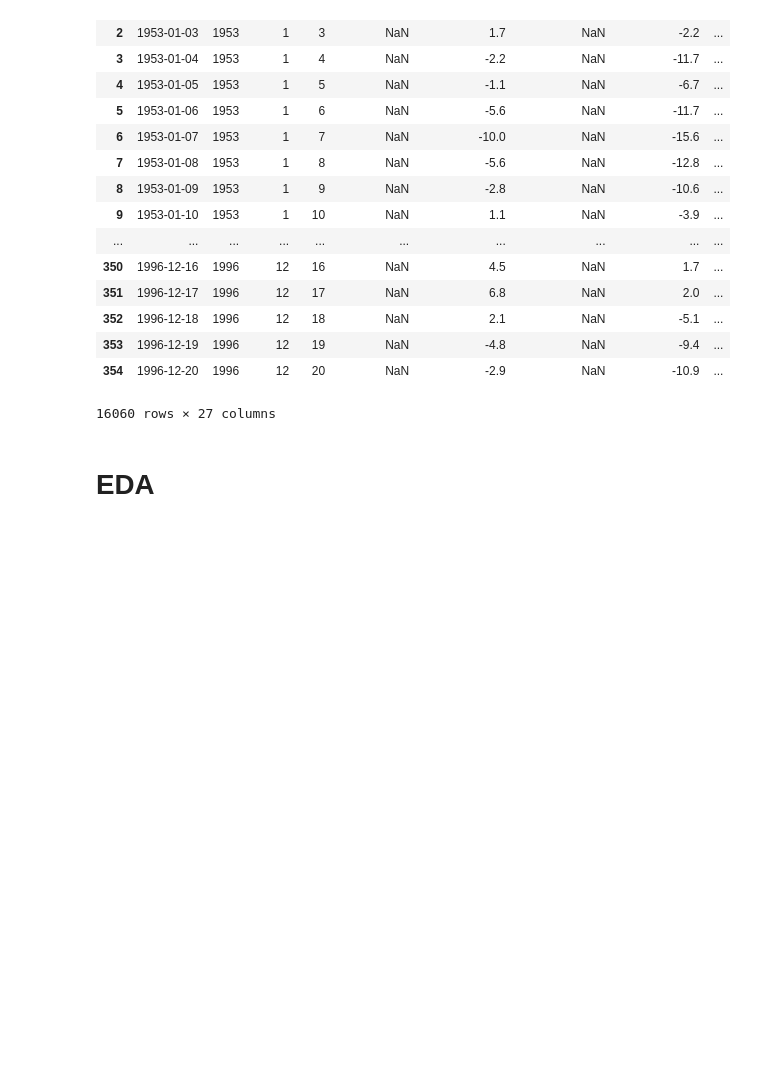
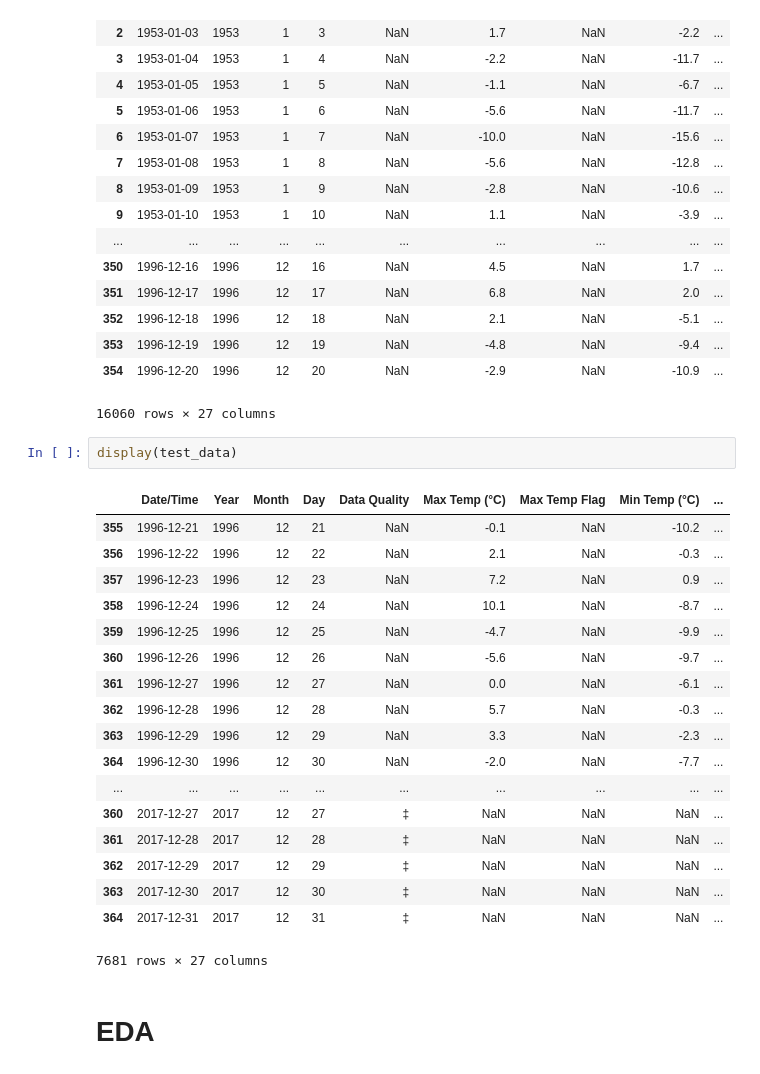
Before and after one commit to omarabdeldayem/pcube, a Jupyter notebook: pcube.ipynb, the cells around one changed output. Saved outputs shown, nothing was run; the diff lists cells and outputs as text; blank space fills up the shorter version.

```diff
--- a/pcube.ipynb
+++ b/pcube.ipynb
@@ -93,6 +101,27 @@ display(train_data)
 | 353 | 1996-12-19 | 1996 | 12 | 19 | NaN | -4.8 | NaN | -9.4 | ... |
 | 354 | 1996-12-20 | 1996 | 12 | 20 | NaN | -2.9 | NaN | -10.9 | ... |
 16060 rows × 27 columns
+# %%
+display(test_data)
+# %% [output]
+|  | Date/Time | Year | Month | Day | Data Quality | Max Temp (°C) | Max Temp Flag | Min Temp (°C) | ... |
+| 355 | 1996-12-21 | 1996 | 12 | 21 | NaN | -0.1 | NaN | -10.2 | ... |
+| 356 | 1996-12-22 | 1996 | 12 | 22 | NaN | 2.1 | NaN | -0.3 | ... |
+| 357 | 1996-12-23 | 1996 | 12 | 23 | NaN | 7.2 | NaN | 0.9 | ... |
+| 358 | 1996-12-24 | 1996 | 12 | 24 | NaN | 10.1 | NaN | -8.7 | ... |
+| 359 | 1996-12-25 | 1996 | 12 | 25 | NaN | -4.7 | NaN | -9.9 | ... |
+| 360 | 1996-12-26 | 1996 | 12 | 26 | NaN | -5.6 | NaN | -9.7 | ... |
+| 361 | 1996-12-27 | 1996 | 12 | 27 | NaN | 0.0 | NaN | -6.1 | ... |
+| 362 | 1996-12-28 | 1996 | 12 | 28 | NaN | 5.7 | NaN | -0.3 | ... |
+| 363 | 1996-12-29 | 1996 | 12 | 29 | NaN | 3.3 | NaN | -2.3 | ... |
+| 364 | 1996-12-30 | 1996 | 12 | 30 | NaN | -2.0 | NaN | -7.7 | ... |
+| ... | ... | ... | ... | ... | ... | ... | ... | ... | ... |
+| 360 | 2017-12-27 | 2017 | 12 | 27 | ‡ | NaN | NaN | NaN | ... |
+| 361 | 2017-12-28 | 2017 | 12 | 28 | ‡ | NaN | NaN | NaN | ... |
+| 362 | 2017-12-29 | 2017 | 12 | 29 | ‡ | NaN | NaN | NaN | ... |
+| 363 | 2017-12-30 | 2017 | 12 | 30 | ‡ | NaN | NaN | NaN | ... |
+| 364 | 2017-12-31 | 2017 | 12 | 31 | ‡ | NaN | NaN | NaN | ... |
+7681 rows × 27 columns
 # %% [markdown]
 # EDA
 # %% [markdown]
```
Also changed, not shown: parts of 16 cells of this notebook.
